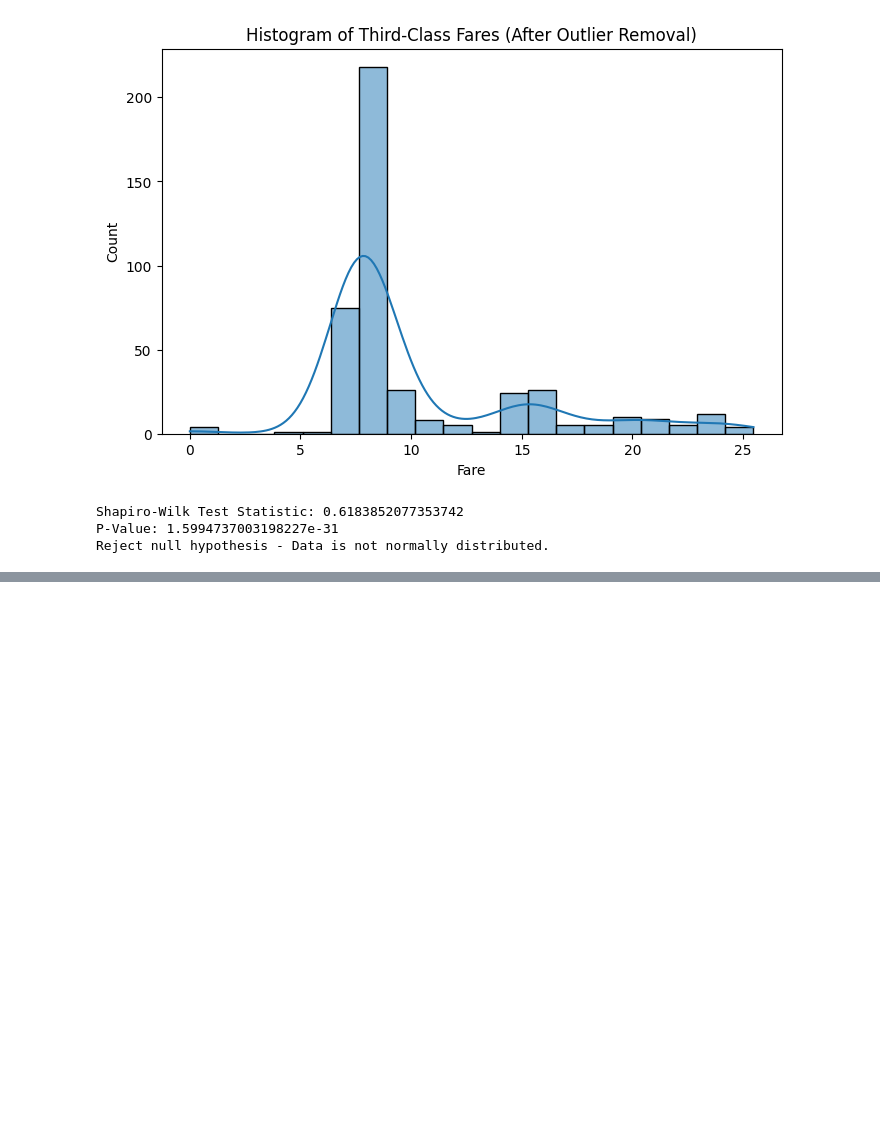
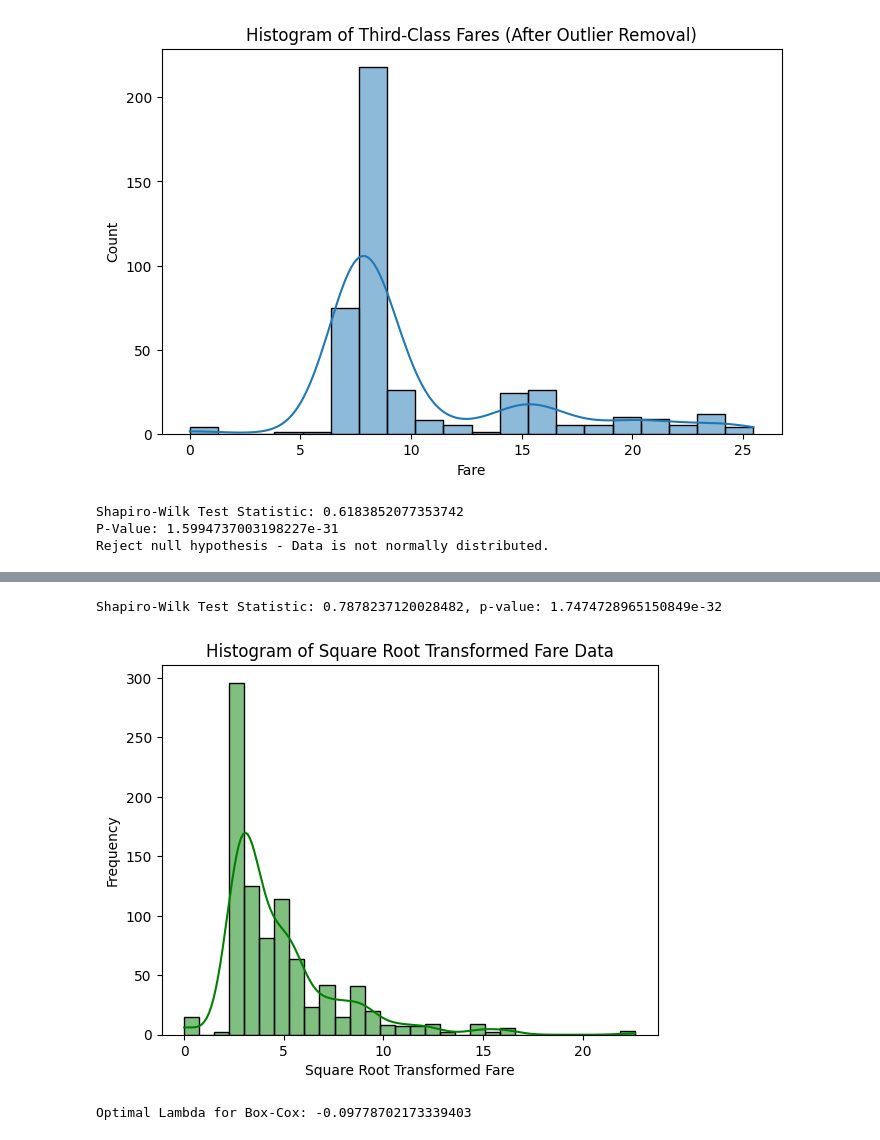
Before and after one commit to ejazurrehman/EDA, a Jupyter notebook: EDA.ipynb, the cells around one changed output, grey strips where cells are left out. Saved outputs shown, nothing was run; the diff lists cells and outputs as text; code cells hidden in the pictures; blank space fills up the shorter version.

```diff
--- a/EDA.ipynb
+++ b/EDA.ipynb
@@ -539,0 +615,26 @@ Reject null hypothesis - Data is not normally distributed.
+# %%
+import numpy as np
+
+df["fare_sqrt"] = np.sqrt(df["fare"])
+# %%
+from scipy.stats import shapiro
+
+stat, p = shapiro(df["fare_sqrt"].dropna())
+print(f"Shapiro-Wilk Test Statistic: {stat}, p-value: {p}")
+
+# Plot Histogram
+sns.histplot(df["fare_sqrt"].dropna(), bins=30, kde=True, color="green")
+plt.xlabel("Square Root Transformed Fare")
+plt.ylabel("Frequency")
+plt.title("Histogram of Square Root Transformed Fare Data")
+plt.show()
+# %% [output]
+Shapiro-Wilk Test Statistic: 0.7878237120028482, p-value: 1.7474728965150849e-32
+[figure, added]
+# %%
+from scipy.stats import boxcox
+
+df["fare_boxcox"], lambda_val = boxcox(df["fare"] + 1)  # Adding 1 to avoid zero issues
+print(f"Optimal Lambda for Box-Cox: {lambda_val}")
+# %% [output]
+Optimal Lambda for Box-Cox: -0.09778702173339403
```
Also changed, not shown: parts of 19 cells of this notebook.
